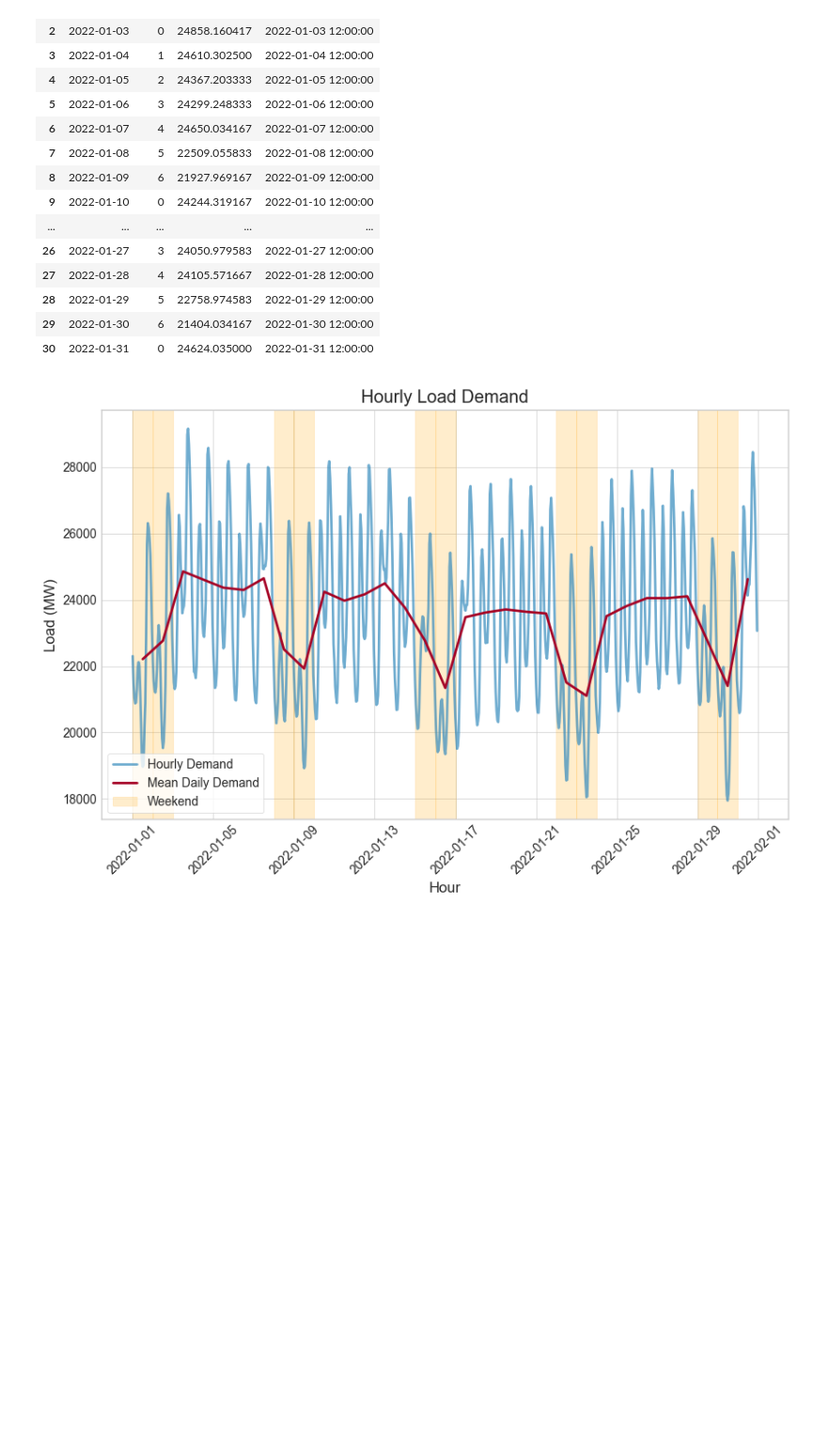
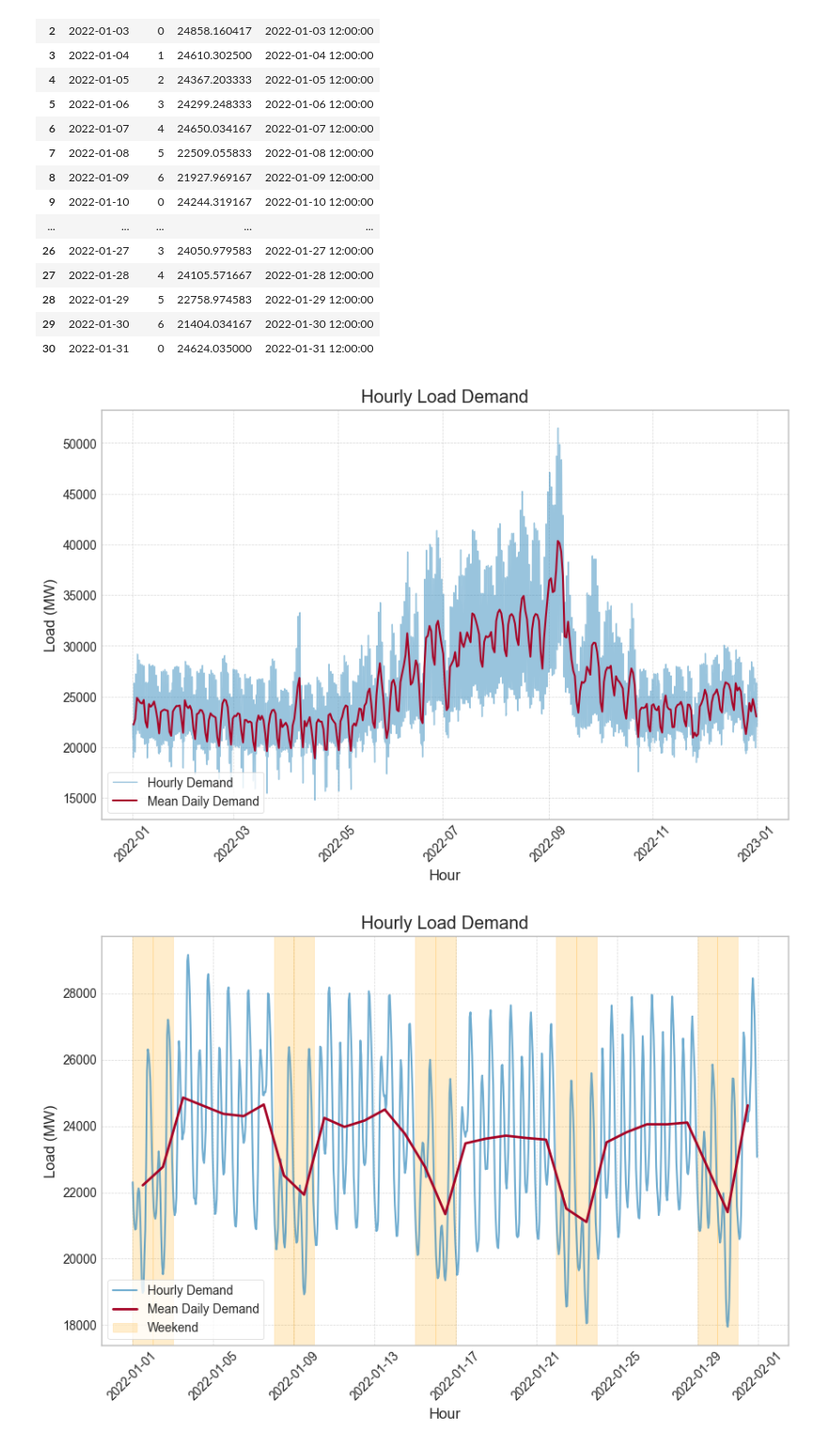
Before and after one commit to joypauls/caiso-forecasting, a Jupyter notebook: notebooks/poc.ipynb, the cells around one changed output. Shown at 94% size. Saved outputs shown, nothing was run; the diff lists cells and outputs as text; code cells hidden in the pictures; blank space fills up the shorter version.

```diff
--- a/notebooks/poc.ipynb
+++ b/notebooks/poc.ipynb
@@ -2,7 +2,10 @@
 import pandas as pd
 import matplotlib.pyplot as plt
 
-plt.style.use("seaborn-v0_8-whitegrid")
+# plt.style.use("seaborn-v0_8-whitegrid")
+plt.style.use("bmh")
+# plt.rcParams["grid.alpha"] = 0.5
+plt.rcParams["axes.facecolor"] = "white"
 
 DATA_DIR = "../data/hourly_demand/"
 # %%
@@ -76,0 +82,6 @@ array([1, 0])
+# %%
+df_2022_daily = df_2022.groupby(["date", "dow"])["CAISO"].mean().reset_index()
+# add datetime with hour set to 12:00
+df_2022_daily["datetime"] = pd.to_datetime(df_2022_daily["date"]) + pd.to_timedelta(12, unit="h")
+
+df_2022_daily
@@ -103,6 +128,22 @@ df_2022_jan_daily
 | 28 | 2022-01-29 | 5 | 22758.974583 | 2022-01-29 12:00:00 |
 | 29 | 2022-01-30 | 6 | 21404.034167 | 2022-01-30 12:00:00 |
 | 30 | 2022-01-31 | 0 | 24624.035000 | 2022-01-31 12:00:00 |
+# %%
+# plot line line chart
+plt.figure(figsize=(10, 6))
+
+plt.plot(df_2022["datetime"], df_2022["CAISO"], alpha=0.5, label="Hourly Demand", linewidth=1)
+plt.plot(df_2022_daily["datetime"], df_2022_daily["CAISO"], label="Mean Daily Demand", linewidth=1.5)
+
+plt.title("Hourly Load Demand")
+plt.xlabel("Hour")
+plt.ylabel("Load (MW)")
+plt.xticks(rotation=45)
+plt.legend(loc="lower left", frameon=True)
+
+plt.show()
+# %% [output]
+[figure, added]
 # %%
 # plot line line chart
 plt.figure(figsize=(10, 6))
```
Also changed, not shown: parts of 12 cells of this notebook.
